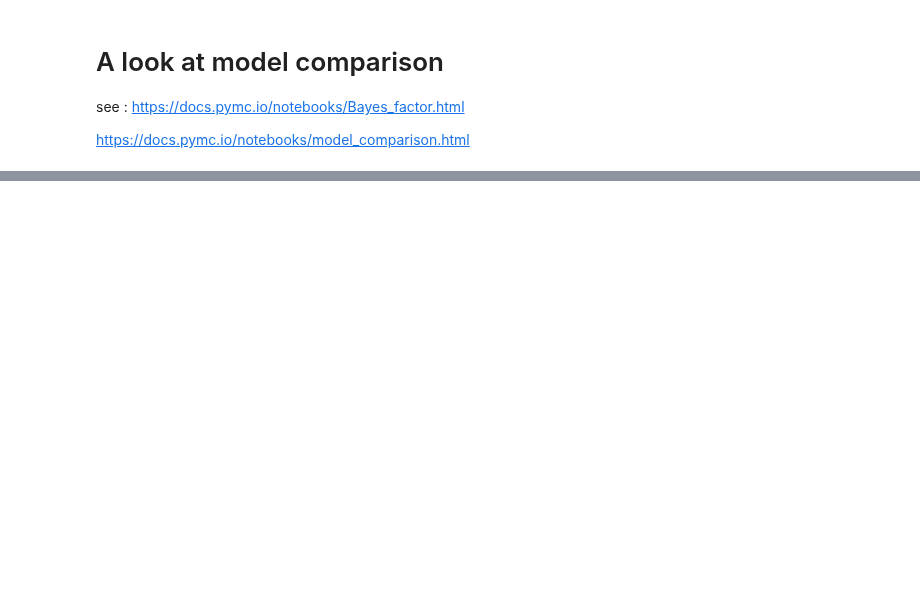
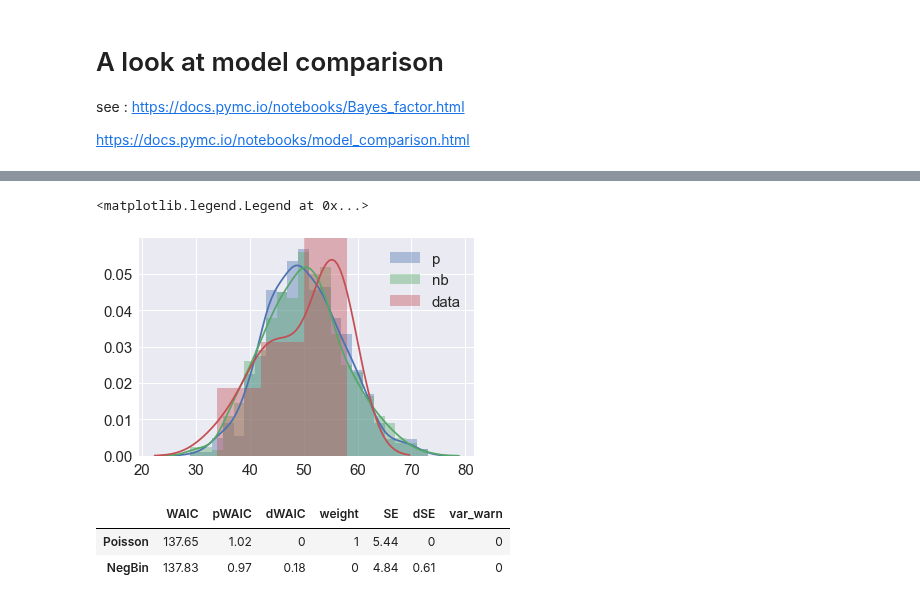
Before and after one commit to balarsen/pymc_learning, a Jupyter notebook: ModelSelection/ModelComparison1.ipynb, the cells around one changed output, grey strips where cells are left out. Saved outputs shown, nothing was run; the diff lists cells and outputs as text; code cells hidden in the pictures; blank space fills up the shorter version.

```diff
--- a/ModelSelection/ModelComparison1.ipynb
+++ b/ModelSelection/ModelComparison1.ipynb
@@ -114,0 +119,15 @@ pm.plots.compareplot(comp)
+# %%
+data = scipy.stats.poisson.rvs(50, size=20)
+# %%
+with pm.Model() as modelp:
+    # fit a poisson and negbin
+    p_mean = pm.Uniform('p_mean', 1, 10000)
+    p = pm.Poisson('p', mu=p_mean, observed=data)
+    tracep = pm.sample(10000, tune=4000)
+
+with pm.Model() as modelnb:
+    # fit a poisson and negbin
+    nb_mean = pm.Uniform('nb_mean', 1, 10000)
+    nb_alpha = pm.Uniform('nb_alpha', 1, 1000)
+    nb = pm.NegativeBinomial('nb', mu=nb_mean, alpha=nb_alpha, observed=data)
+    tracenb = pm.sample(10000, tune=4000)
@@ -114,0 +143,25 @@ pm.plots.compareplot(comp)
+# %%
+ppcp = pm.sample_ppc(tracep, samples=1000, model=modelp)
+ppcnb = pm.sample_ppc(tracenb, samples=1000, model=modelnb)
+
+sns.distplot(ppcp['p'], label='p')
+sns.distplot(ppcnb['nb'], label='nb')
+sns.distplot(data, label='data')
+plt.legend()
+# %% [output]
+<matplotlib.legend.Legend at 0x...>
+[figure, added]
+# %%
+modelp.name = 'Poisson'
+modelnb.name = 'NegBin'
+
+mods = OrderedDict()
+mods[modelp]= tracep
+mods[modelnb]= tracenb
+
+comp = pm.stats.compare(mods)
+comp
+# %% [output]
+|  | WAIC | pWAIC | dWAIC | weight | SE | dSE | var_warn |
+| Poisson | 137.65 | 1.02 | 0 | 1 | 5.44 | 0 | 0 |
+| NegBin | 137.83 | 0.97 | 0.18 | 0 | 4.84 | 0.61 | 0 |
```
Also changed, not shown: parts of 13 cells of this notebook.
